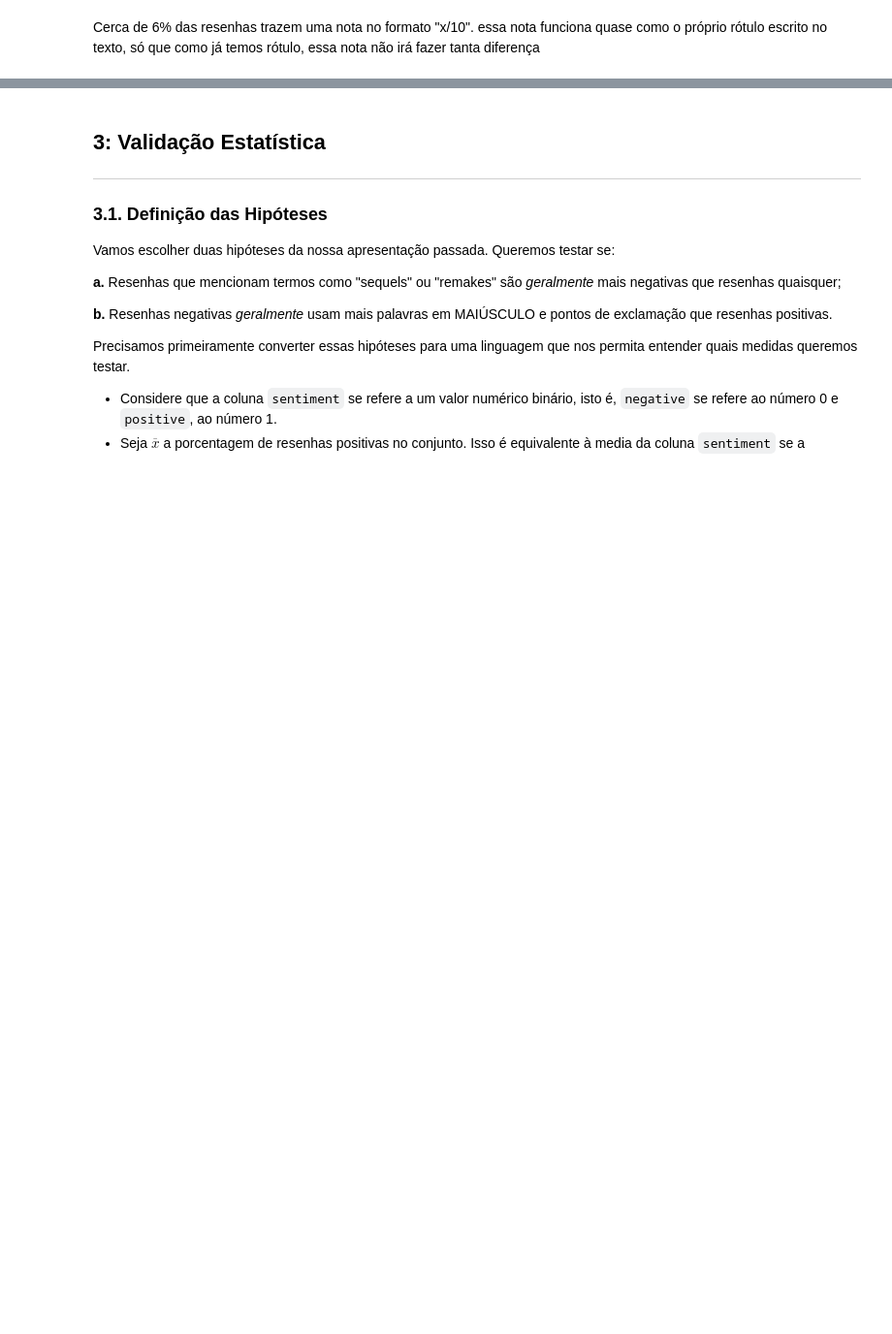
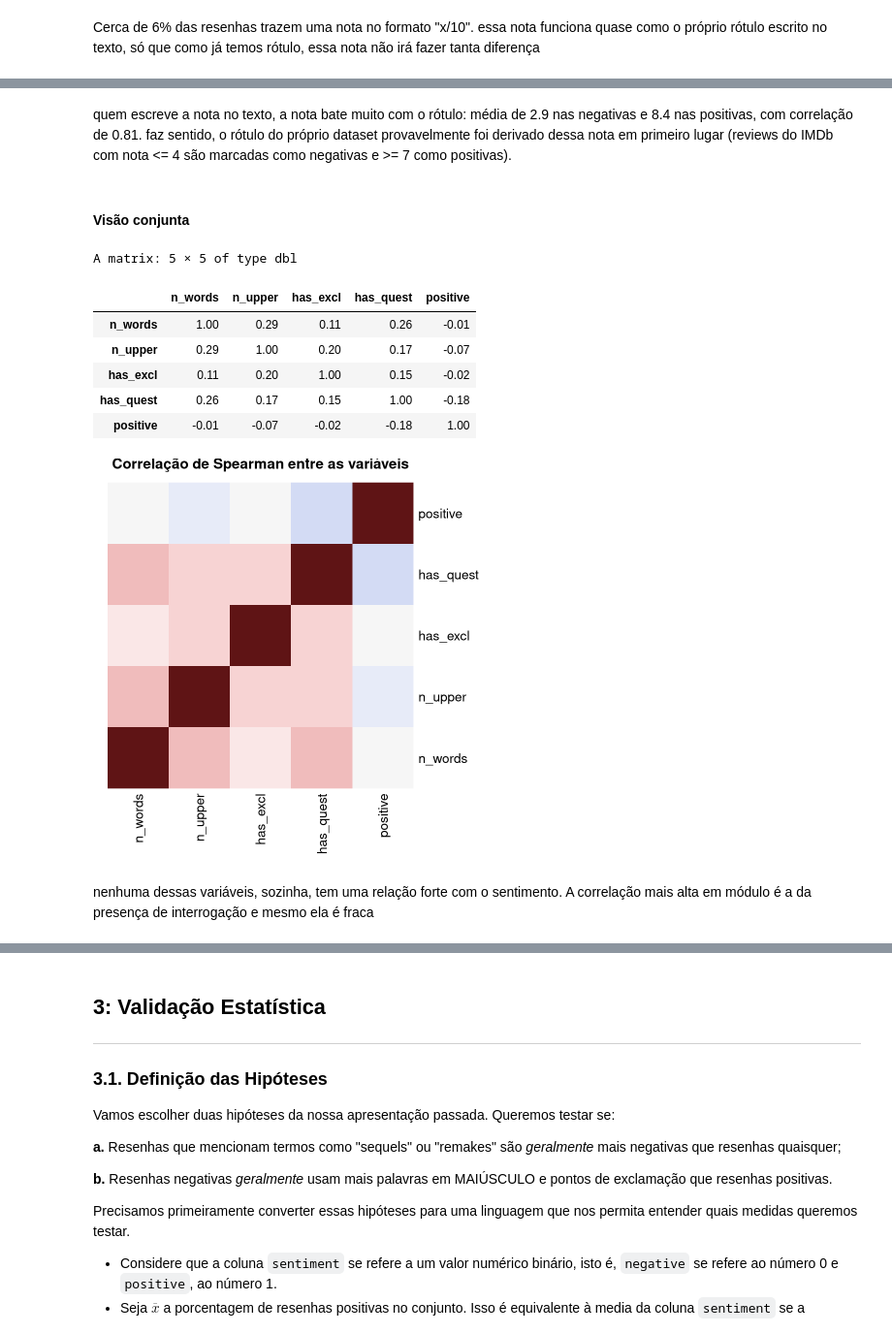
Before and after one commit to AmandaTrinity/estatistica, a Jupyter notebook: main.ipynb, the cells around one changed output, grey strips where cells are left out. Shown at 97% size. Drawn from its saved outputs; the diff is of its cells as text; code cells hidden in the pictures; blank space fills up the shorter version.

```diff
--- a/main.ipynb
+++ b/main.ipynb
@@ -179,0 +224,31 @@ Cerca de 6% das resenhas trazem uma nota no formato "x/10". essa nota funciona q
+# %% [markdown]
+quem escreve a nota no texto, a nota bate muito com o rótulo: média de 2.9 nas negativas e 8.4 nas positivas, com correlação de 0.81. faz sentido, o rótulo do próprio dataset provavelmente foi derivado dessa nota em primeiro lugar (reviews do IMDb com nota <= 4 são marcadas como negativas e >= 7 como positivas).
+# %% [markdown]
+#### Visão conjunta
+# %%
+# correlação de Spearman entre as variáveis da EDA e o sentimento
+cor_mat <- cor(data.frame(
+  n_words   = dataset$n_words,
+  n_upper   = dataset$n_upper,
+  has_excl  = grepl("!", dataset$review),
+  has_quest = grepl("\\?", dataset$review),
+  positive  = dataset$sentiment == "positive"
+), method = "spearman")
+
+round(cor_mat, 2)
+
+# mapa de calor: vermelho = correlação positiva, azul = negativa, branco = perto de 0
+heatmap(cor_mat, Rowv = NA, Colv = NA, scale = "none", margins = c(8, 8),
+        col = hcl.colors(21, "Blue-Red 3"), zlim = c(-1, 1),
+        main = "Correlação de Spearman entre as variáveis")
+# %% [output]
+A matrix: 5 × 5 of type dbl
+|  | n_words | n_upper | has_excl | has_quest | positive |
+| n_words | 1.00 | 0.29 | 0.11 | 0.26 | -0.01 |
+| n_upper | 0.29 | 1.00 | 0.20 | 0.17 | -0.07 |
+| has_excl | 0.11 | 0.20 | 1.00 | 0.15 | -0.02 |
+| has_quest | 0.26 | 0.17 | 0.15 | 1.00 | -0.18 |
+| positive | -0.01 | -0.07 | -0.02 | -0.18 | 1.00 |
+[figure, added]
+# %% [markdown]
+nenhuma dessas variáveis, sozinha, tem uma relação forte com o sentimento. A correlação mais alta em módulo é a da presença de interrogação e mesmo ela é fraca
```
Also changed, not shown: parts of 27 cells of this notebook.
